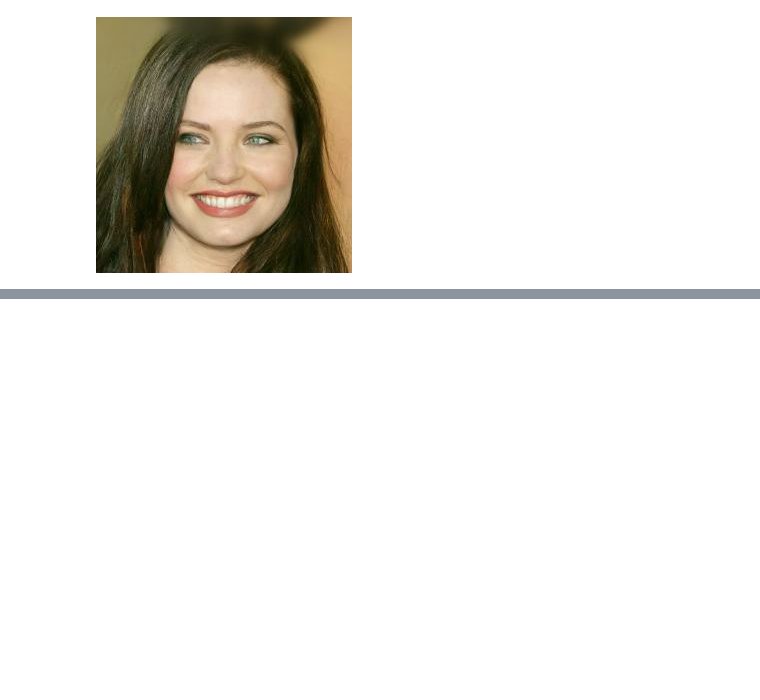
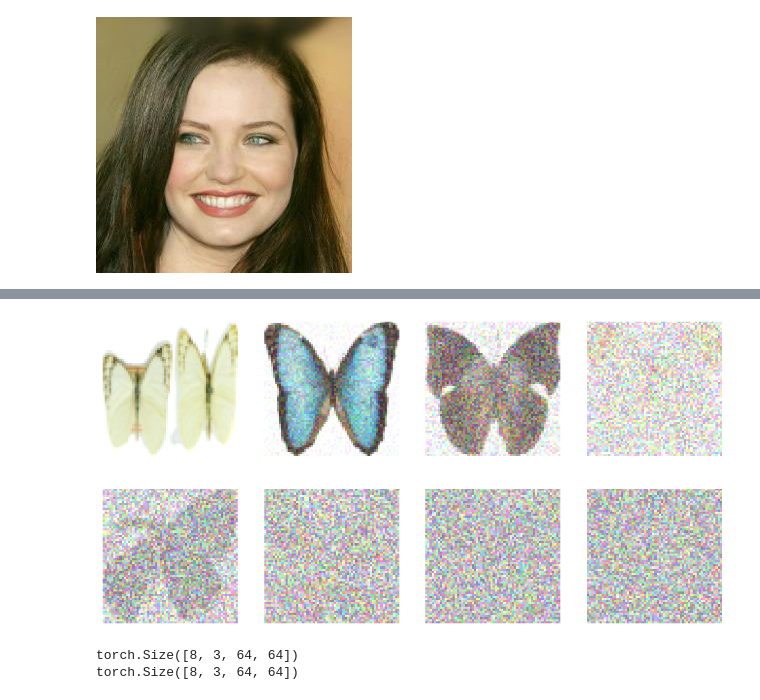
Before and after one commit to alanhou/ai, a Jupyter notebook: hands-on-generative-ai/03-diffusion-models.ipynb, the cells around one changed output, grey strips where cells are left out. Cells and saved outputs as stored; diff of their text form; code cells hidden in the pictures; blank space fills up the shorter version.

```diff
--- a/hands-on-generative-ai/03-diffusion-models.ipynb
+++ b/hands-on-generative-ai/03-diffusion-models.ipynb
@@ -121,0 +123,44 @@ show_images(batch["images"][:8] * 0.5 + 0.5)
+# %%
+from diffusers import DDPMScheduler
+
+# We'll learn about beta_start and beta_end in the next sections
+scheduler = DDPMScheduler(
+    num_train_timesteps=1000, beta_start=0.001, beta_end=0.02
+)
+timesteps = torch.linspace(0, 999, 8).long()
+
+# We load 8 images from the dataset and
+# add increasing amounts of noise to them
+x = batch["images"][:8]
+noise = torch.rand_like(x)
+noised_x = scheduler.add_noise(x, noise, timesteps)
+show_images((noised_x * 0.5 + 0.5).clip(0, 1))
+# %% [output]
+[figure, added]
+# %%
+from diffusers import UNet2DModel
+
+# Create a UNet2DModel
+model = UNet2DModel(
+    in_channels=3,  # 3 channels for RGB images
+    sample_size=64,  # Specify our input size
+    # The number of channels per block affects the model size
+    block_out_channels=(64, 128, 256, 512),
+    down_block_types=(
+        "DownBlock2D",
+        "DownBlock2D",
+        "AttnDownBlock2D",
+        "AttnDownBlock2D",
+    ),
+    up_block_types=("AttnUpBlock2D", "AttnUpBlock2D", "UpBlock2D", "UpBlock2D"),
+).to(device)
+
+# Pass a batch of data through to see it works
+with torch.no_grad():
+    out = model(noised_x.to(device), timestep=timesteps.to(device)).sample
+
+print(noised_x.shape)
+print(out.shape)
+# %% [output]
+torch.Size([8, 3, 64, 64])
+torch.Size([8, 3, 64, 64])
```
Also changed, not shown: parts of 18 cells of this notebook.
